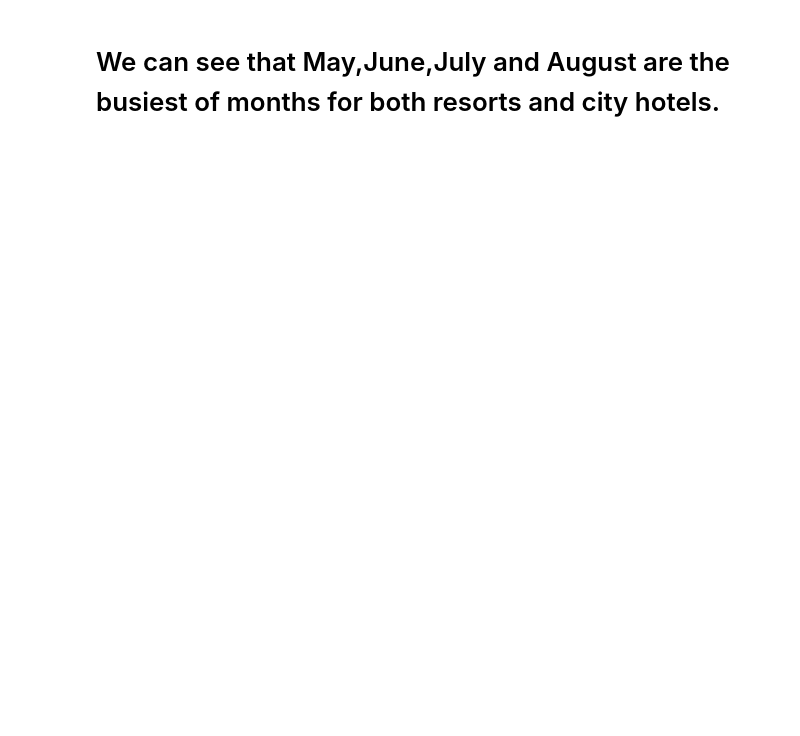
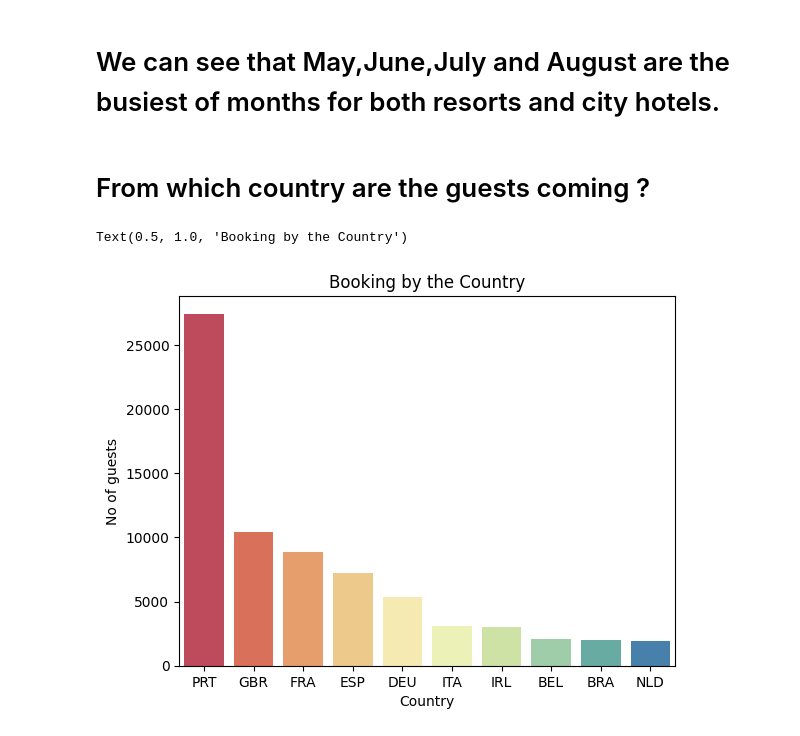
Before and after one commit to vishant750/hotelbookinganalysis, a Jupyter notebook: EDA_Hotel_Analysis.ipynb, the cells around one changed output. Cells and saved outputs as stored; diff of their text form; code cells hidden in the pictures; blank space fills up the shorter version.

```diff
--- a/EDA_Hotel_Analysis.ipynb
+++ b/EDA_Hotel_Analysis.ipynb
@@ -394,2 +397,12 @@ plt.legend()
 # %% [markdown]
 # We can see that May,June,July and August are the busiest of months for both resorts and city hotels.
+# %% [markdown]
+# From which country are the guests coming ?
+# %%
+sns.barplot(y=hotel_df['country'].value_counts().head(10),x=hotel_df['country'].value_counts().head(10).index,palette='Spectral')
+plt.ylabel('No of guests')
+plt.xlabel('Country')
+plt.title('Booking by the Country')
+# %% [output]
+Text(0.5, 1.0, 'Booking by the Country')
+[figure, added]
```
Also changed, not shown: parts of 22 cells of this notebook.
